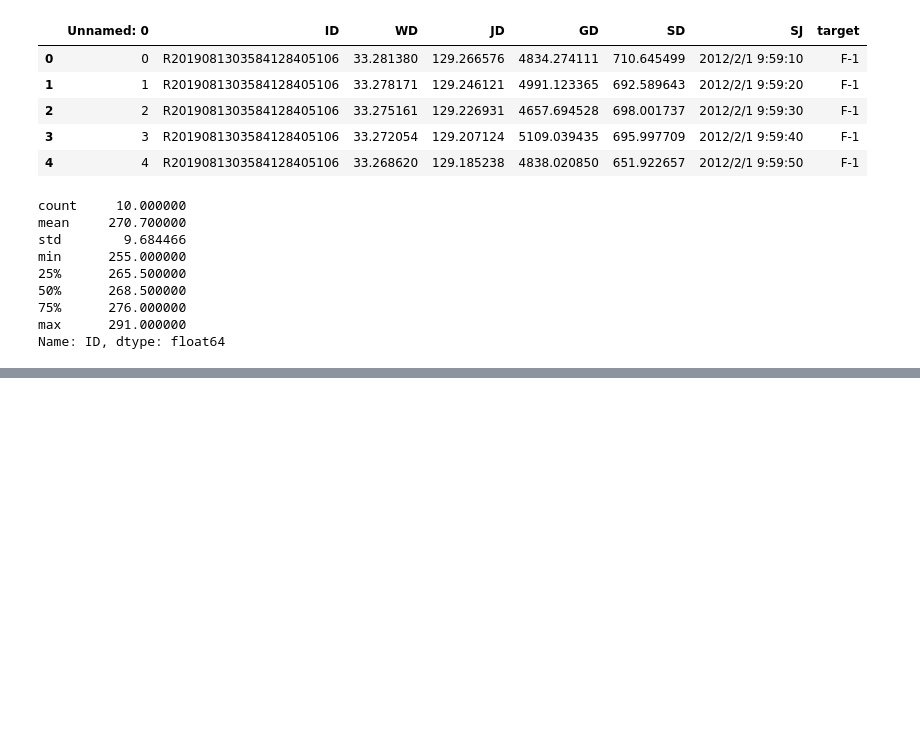
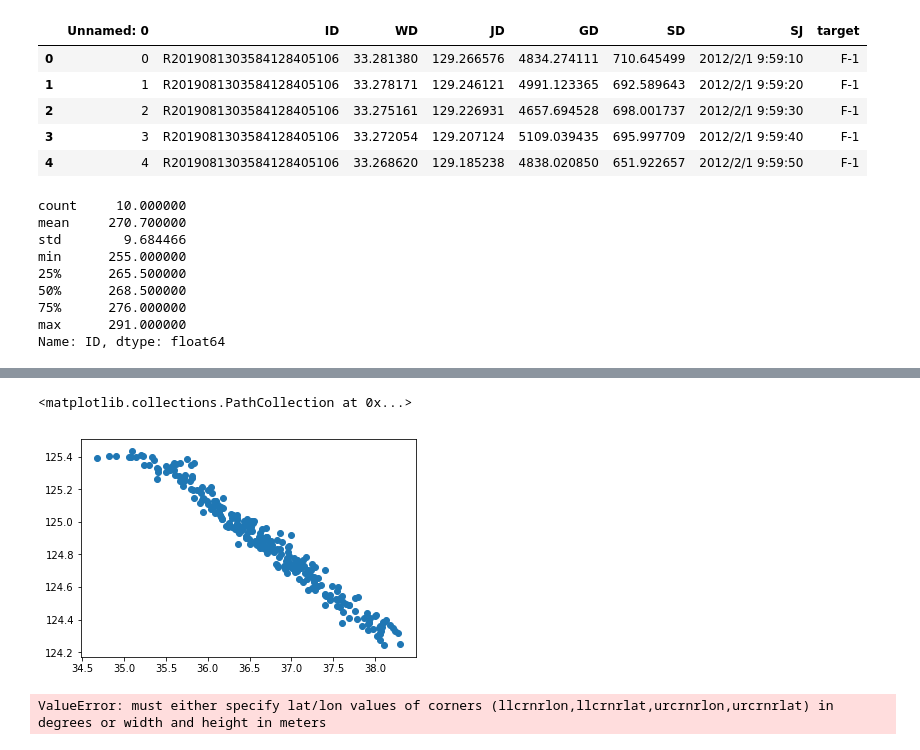
Before and after one commit to Suchun-sv/CETC10, a Jupyter notebook: First/dataProcess.ipynb, the cells around one changed output, grey strips where cells are left out. Cells and saved outputs as stored; diff of their text form; code cells hidden in the pictures; blank space fills up the shorter version.

```diff
--- a/First/dataProcess.ipynb
+++ b/First/dataProcess.ipynb
@@ -70,9 +72,9 @@ Name: ID, dtype: float64
 # %%
 import sklearn as sk
 # %%
-x = np.array(df['WD'])
-y = np.array(df['JD'])
-z = np.array(df['GD'])
+x = np.array(dm['WD'])
+y = np.array(dm['JD'])
+z = np.array(dm['GD'])
 trainX = np.array([x, y, z])
 trainX = trainX.T
 # %%
@@ -88,0 +108,28 @@ MemoryError:
+# %%
+# plt.scatter(dm['WD'], dm['JD'])
+# plt.scatter(new[0], new[1])
+plt.scatter(x, y)
+# %% [output]
+<matplotlib.collections.PathCollection at 0x...>
+[figure, added]
+# %%
+from mpl_toolkits.basemap import Basemap
+
+m= Basemap(llcrnrlon=77, llcrnrlat=14, urcrnrlon=140, urcrnrlat=51, projection='lcc', lat_1=33, lat_2=45, lon_0=100)
+m.drawcountries(linewidth=1.5)
+m.drawcoastlines()
+# m = Basemap()         # 实例化一个map
+# m = Basemap(projection='moll',
+#         lat_0=y[0],lon_0=x[0],resolution='c')
+# m.drawcoastlines()    # 画海岸线
+# m.drawmapboundary(fill_color='white')
+# m.fillcontinents(color='white',lake_color='white') # 画大洲，颜色填充为白色
+
+# parallels = np.arange(-90., 90., 10.)    # 这两行画纬度，范围为[-90,90]间隔为10
+# m.drawparallels(parallels,labels=[False, True, True, False])
+# meridians = np.arange(-180., 180., 20.)   # 这两行画经度，范围为[-180,180]间隔为10
+# m.drawmeridians(meridians,labels=[True, False, False, True])
+# m.scatter(x,y)
+plt.show()
+# %% [output]
+ValueError: must either specify lat/lon values of corners (llcrnrlon,llcrnrlat,urcrnrlon,urcrnrlat) in degrees or width and height in meters
```
Also changed, not shown: parts of 20 cells of this notebook, 1 other file.
